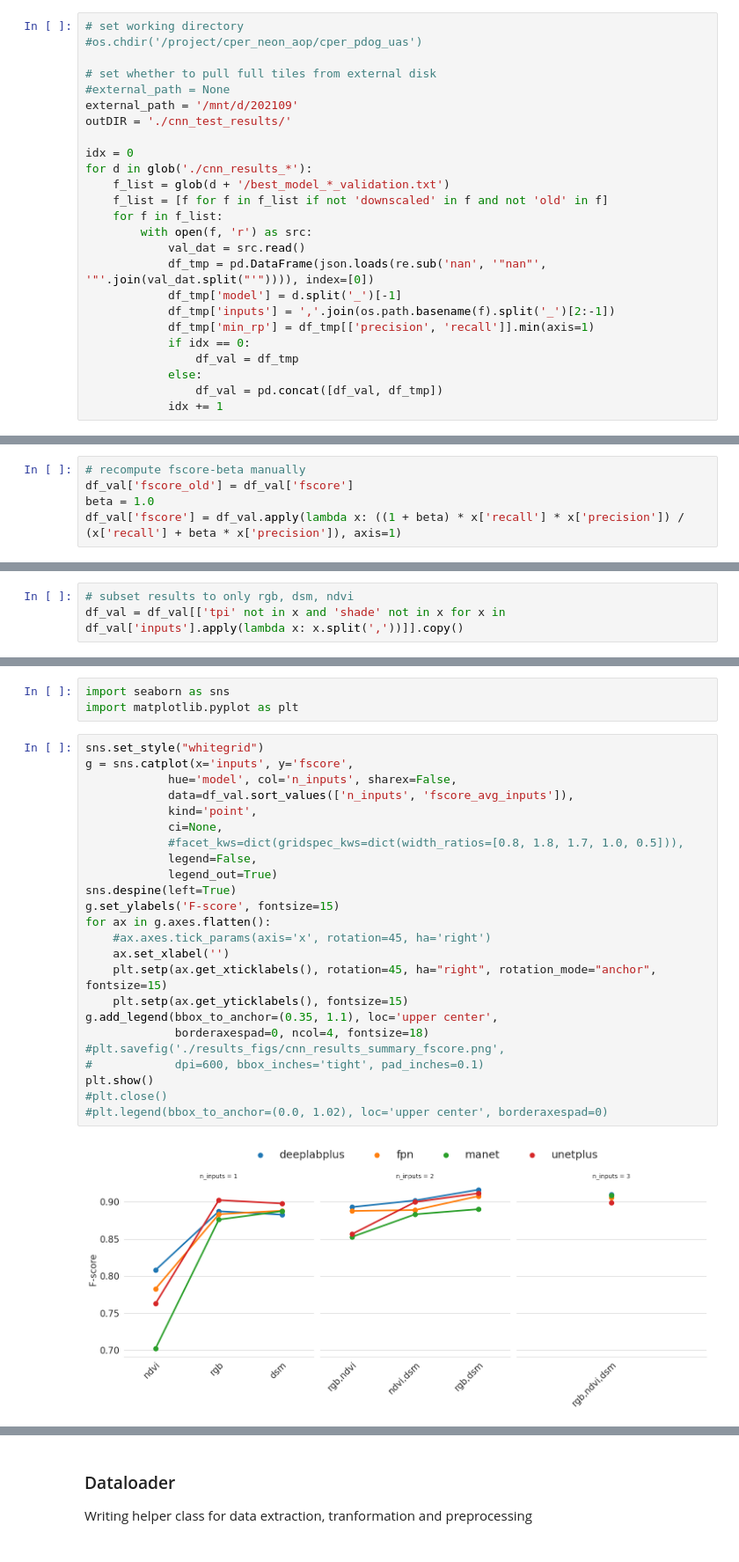
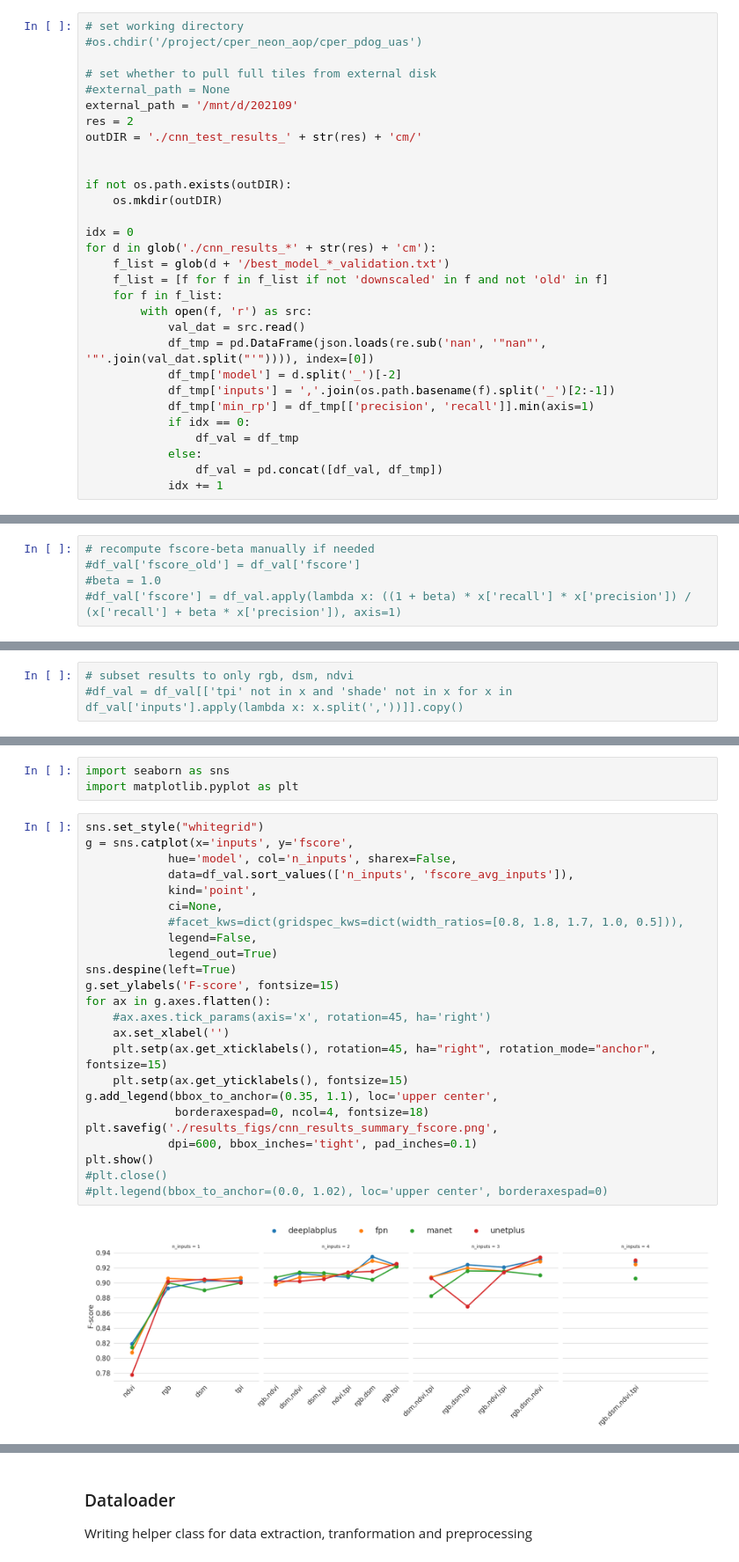
Before and after one commit to kearney-sp/cper_pdog, a Jupyter notebook: cnn_seg_validate_iter.ipynb, the cells around one changed output, grey strips where cells are left out. Shown at 88% size. Saved outputs shown, nothing was run; the diff lists cells and outputs as text.

```diff
--- a/cnn_seg_validate_iter.ipynb
+++ b/cnn_seg_validate_iter.ipynb
@@ -12,17 +13,22 @@ import numpy as np
 # set whether to pull full tiles from external disk
 #external_path = None
 external_path = '/mnt/d/202109'
-outDIR = './cnn_test_results/'
+res = 2
+outDIR = './cnn_test_results_' + str(res) + 'cm/'
+
+
+if not os.path.exists(outDIR):
+    os.mkdir(outDIR)
 
 idx = 0
-for d in glob('./cnn_results_*'):
+for d in glob('./cnn_results_*' + str(res) + 'cm'):
     f_list = glob(d + '/best_model_*_validation.txt')
     f_list = [f for f in f_list if not 'downscaled' in f and not 'old' in f]
     for f in f_list:
         with open(f, 'r') as src:
             val_dat = src.read()
             df_tmp = pd.DataFrame(json.loads(re.sub('nan', '"nan"', '"'.join(val_dat.split("'")))), index=[0])
-            df_tmp['model'] = d.split('_')[-1]
+            df_tmp['model'] = d.split('_')[-2]
             df_tmp['inputs'] = ','.join(os.path.basename(f).split('_')[2:-1])
             df_tmp['min_rp'] = df_tmp[['precision', 'recall']].min(axis=1)
             if idx == 0:
@@ -34,7 +40,7 @@ for d in glob('./cnn_results_*'):
 # get number of inputs for each model for plotting
 df_val['n_inputs'] = df_val['inputs'].apply(lambda x: len(x.split(',')))
 # %%
-# recompute fscore-beta manually
-df_val['fscore_old'] = df_val['fscore']
-beta = 1.0
-df_val['fscore'] = df_val.apply(lambda x: ((1 + beta) * x['recall'] * x['precision']) / (x['recall'] + beta * x['precision']), axis=1)
+# recompute fscore-beta manually if needed
+#df_val['fscore_old'] = df_val['fscore']
+#beta = 1.0
+#df_val['fscore'] = df_val.apply(lambda x: ((1 + beta) * x['recall'] * x['precision']) / (x['recall'] + beta * x['precision']), axis=1)
@@ -56,6 +47,6 @@ Name: inputs, Length: 124, dtype: object
 # %%
 # subset results to only rgb, dsm, ndvi
-df_val = df_val[['tpi' not in x and 'shade' not in x for x in df_val['inputs'].apply(lambda x: x.split(','))]].copy()
+#df_val = df_val[['tpi' not in x and 'shade' not in x for x in df_val['inputs'].apply(lambda x: x.split(','))]].copy()
 # %%
 # get average scores by inputs
 df_val['fscore_avg_inputs'] = df_val.groupby('inputs')['fscore'].transform(lambda x: x.mean())
@@ -88,29 +79,29 @@ import matplotlib.pyplot as plt
 # %%
 sns.set_style("whitegrid")
 g = sns.catplot(x='inputs', y='fscore',
             hue='model', col='n_inputs', sharex=False,
             data=df_val.sort_values(['n_inputs', 'fscore_avg_inputs']),
             kind='point',
             ci=None,
             #facet_kws=dict(gridspec_kws=dict(width_ratios=[0.8, 1.8, 1.7, 1.0, 0.5])),
             legend=False,
             legend_out=True)
 sns.despine(left=True)
 g.set_ylabels('F-score', fontsize=15)
 for ax in g.axes.flatten():
     #ax.axes.tick_params(axis='x', rotation=45, ha='right')
     ax.set_xlabel('')
     plt.setp(ax.get_xticklabels(), rotation=45, ha="right", rotation_mode="anchor", fontsize=15)
     plt.setp(ax.get_yticklabels(), fontsize=15)
 g.add_legend(bbox_to_anchor=(0.35, 1.1), loc='upper center',
              borderaxespad=0, ncol=4, fontsize=18)
-#plt.savefig('./results_figs/cnn_results_summary_fscore.png',
-#            dpi=600, bbox_inches='tight', pad_inches=0.1)
+plt.savefig('./results_figs/cnn_results_summary_fscore.png',
+            dpi=600, bbox_inches='tight', pad_inches=0.1)
 plt.show()
 #plt.close()
 #plt.legend(bbox_to_anchor=(0.0, 1.02), loc='upper center', borderaxespad=0)
 # %% [output]
-[figure, old version]
+[figure, new version]
 # %%
 plt.close()
 sns.set_style("whitegrid")
```
Also changed, not shown: parts of 21 cells of this notebook, 24 other files.
